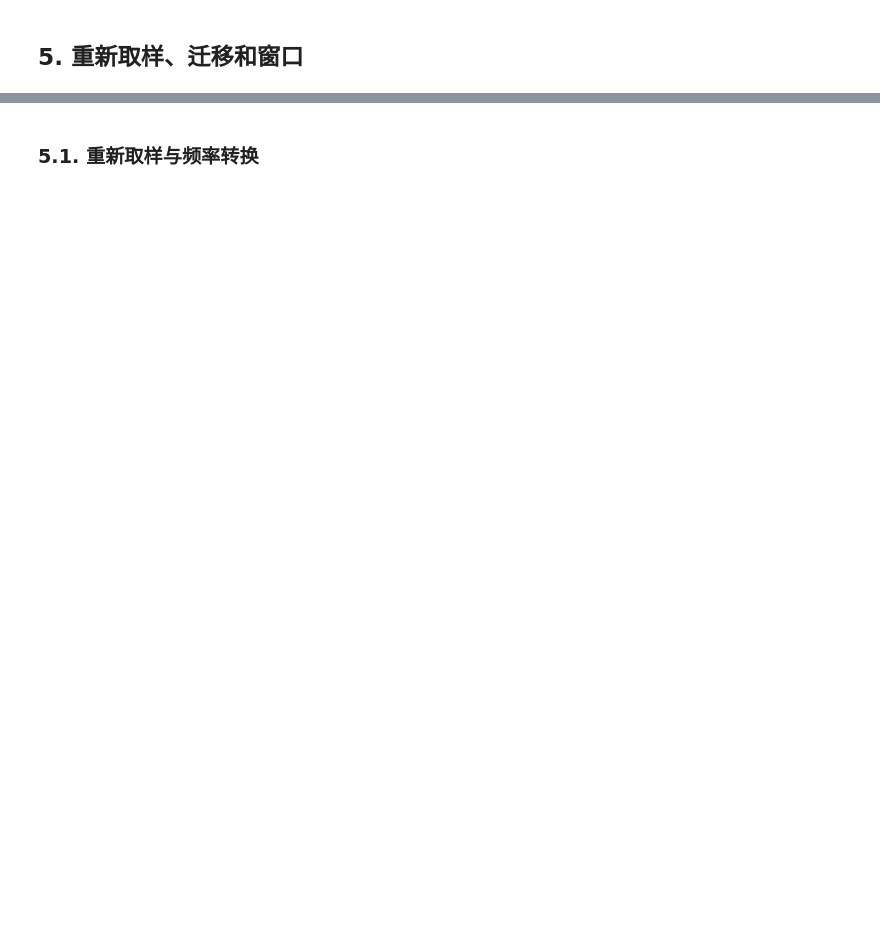
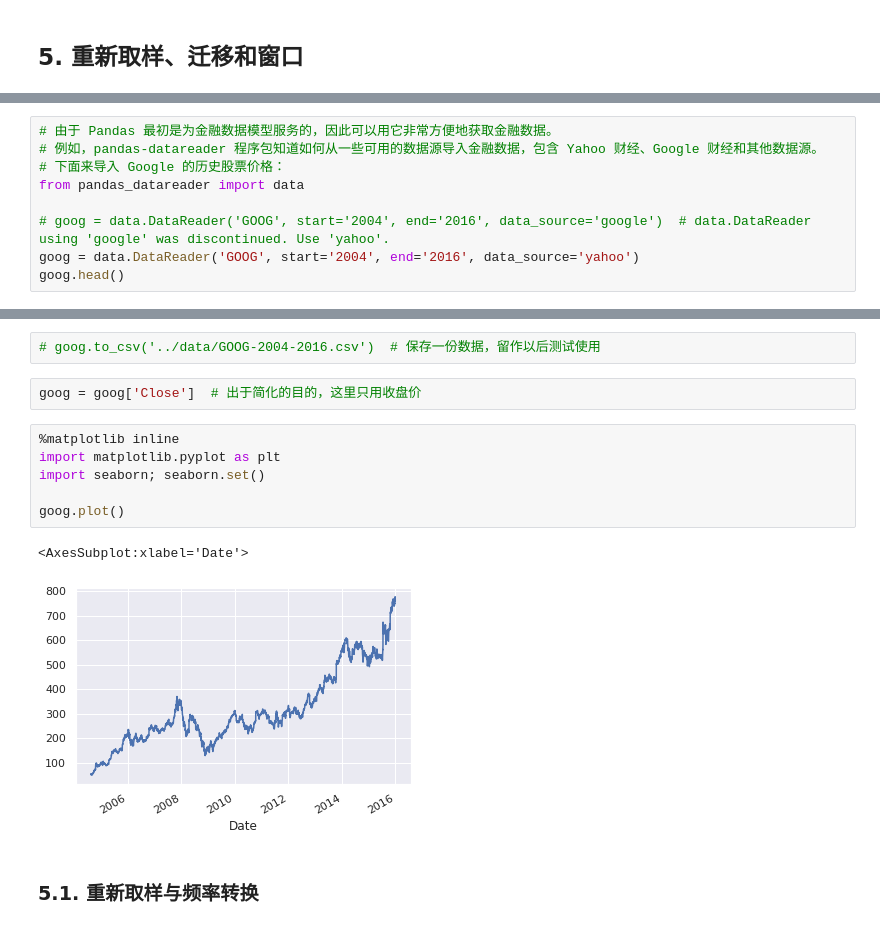
Before and after one commit to michaelbrucelin/HelloLanguage, a Jupyter notebook: Jupyter/Python/Book/Python数据科学手册/02-Pandas数据处理/12-处理时间序列.ipynb, the cells around one changed output, grey strips where cells are left out. Saved outputs shown, nothing was run; the diff lists cells and outputs as text; blank space fills up the shorter version.

```diff
--- a/Jupyter/Python/Book/Python数据科学手册/02-Pandas数据处理/12-处理时间序列.ipynb
+++ b/Jupyter/Python/Book/Python数据科学手册/02-Pandas数据处理/12-处理时间序列.ipynb
@@ -221,0 +292,9 @@ TimedeltaIndex(['0 days', '1 days', '3 days', '4 days', '5 days'], dtype='timede
+# %%
+# 由于 Pandas 最初是为金融数据模型服务的，因此可以用它非常方便地获取金融数据。
+# 例如，pandas-datareader 程序包知道如何从一些可用的数据源导入金融数据，包含 Yahoo 财经、Google 财经和其他数据源。
+# 下面来导入 Google 的历史股票价格：
+from pandas_datareader import data
+
+# goog = data.DataReader('GOOG', start='2004', end='2016', data_source='google')  # data.DataReader using 'google' was discontinued. Use 'yahoo'.
+goog = data.DataReader('GOOG', start='2004', end='2016', data_source='yahoo')
+goog.head()
@@ -222,2 +309,15 @@ TimedeltaIndex(['0 days', '1 days', '3 days', '4 days', '5 days'], dtype='timede
+# %%
+# goog.to_csv('../data/GOOG-2004-2016.csv')  # 保存一份数据，留作以后测试使用
+# %%
+goog = goog['Close']  # 出于简化的目的，这里只用收盘价
+# %%
+%matplotlib inline
+import matplotlib.pyplot as plt
+import seaborn; seaborn.set()
+
+goog.plot()
+# %% [output]
+<AxesSubplot:xlabel='Date'>
+[figure, added]
 # %% [markdown]
 ### 5.1. 重新取样与频率转换
```
Also changed, not shown: parts of 16 cells of this notebook, 1 other file.
